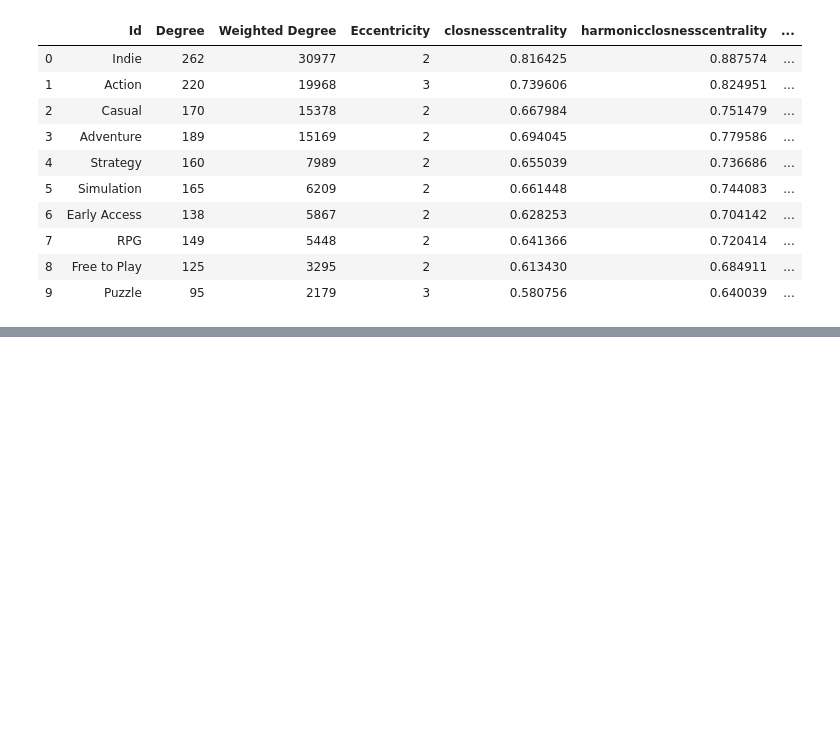
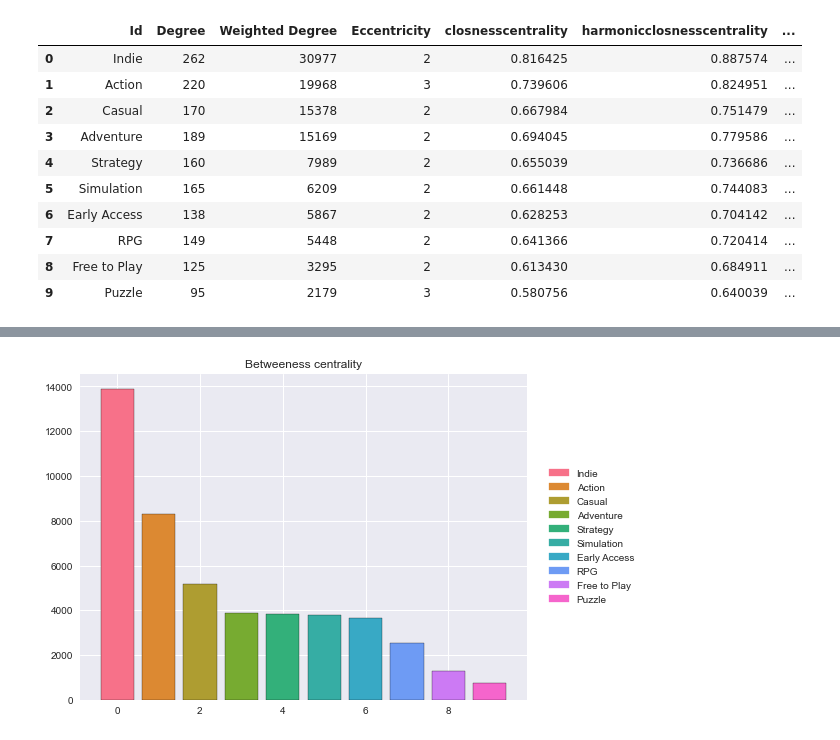
Before and after one commit to pablodll/Social-Network-Analisys, a Jupyter notebook: Proyecto/TagNetwork.ipynb, the cells around one changed output, grey strips where cells are left out. Saved outputs shown, nothing was run; the diff lists cells and outputs as text; code cells hidden in the pictures; blank space fills up the shorter version.

```diff
--- a/Proyecto/TagNetwork.ipynb
+++ b/Proyecto/TagNetwork.ipynb
@@ -62,0 +114,4 @@ plt.show()
+# %%
+color_graph_list(df.Id[0:10],sorted(df.betweenesscentrality[0:10], reverse = True), "Betweeness centrality")
+# %% [output]
+[figure, added]
```
Also changed, not shown: parts of 7 cells of this notebook, 1 other file.
